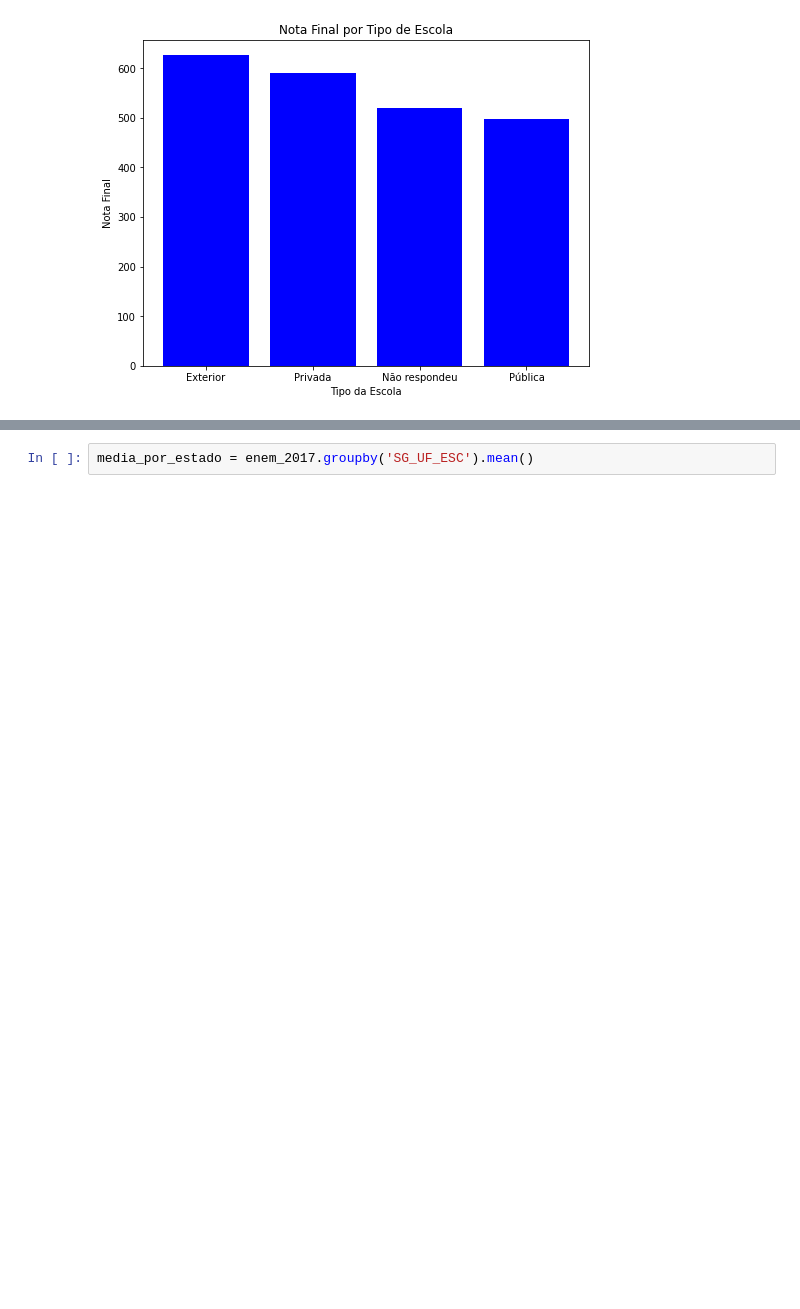
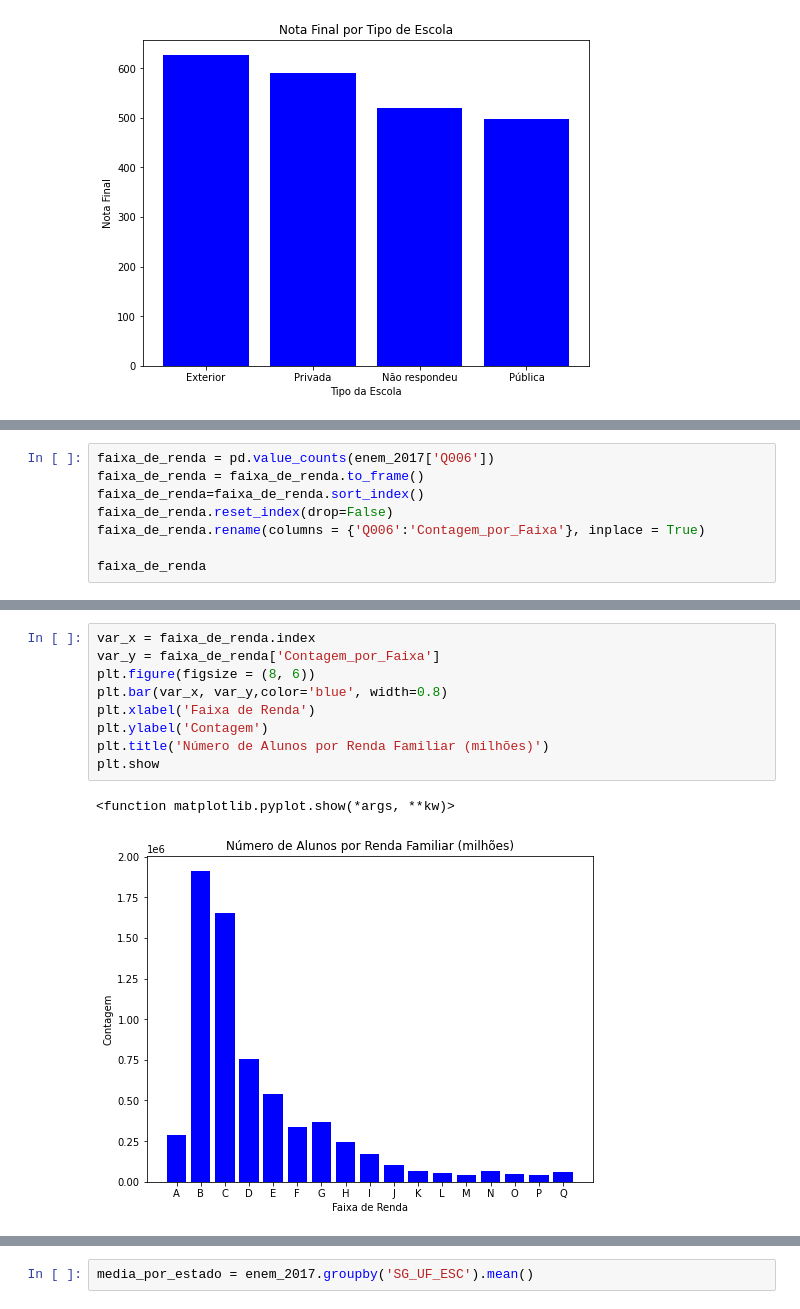
Before and after one commit to audreymoreira/case_ENEM_2017, a Jupyter notebook: Vistas_do_ENEM_2017.ipynb, the cells around one changed output, grey strips where cells are left out. Cells and saved outputs as stored; diff of their text form; blank space fills up the shorter version.

```diff
--- a/Vistas_do_ENEM_2017.ipynb
+++ b/Vistas_do_ENEM_2017.ipynb
@@ -195,0 +193,8 @@ faixa_de_renda
+# %%
+faixa_de_renda = pd.value_counts(enem_2017['Q006'])
+faixa_de_renda = faixa_de_renda.to_frame()
+faixa_de_renda=faixa_de_renda.sort_index()
+faixa_de_renda.reset_index(drop=False)
+faixa_de_renda.rename(columns = {'Q006':'Contagem_por_Faixa'}, inplace = True)
+
+faixa_de_renda
@@ -195,0 +220,12 @@ faixa_de_renda
+# %%
+var_x = faixa_de_renda.index
+var_y = faixa_de_renda['Contagem_por_Faixa']
+plt.figure(figsize = (8, 6))
+plt.bar(var_x, var_y,color='blue', width=0.8)
+plt.xlabel('Faixa de Renda')
+plt.ylabel('Contagem')
+plt.title('Número de Alunos por Renda Familiar (milhões)')
+plt.show
+# %% [output]
+<function matplotlib.pyplot.show(*args, **kw)>
+[figure, added]
```
Also changed, not shown: parts of 5 cells of this notebook.
